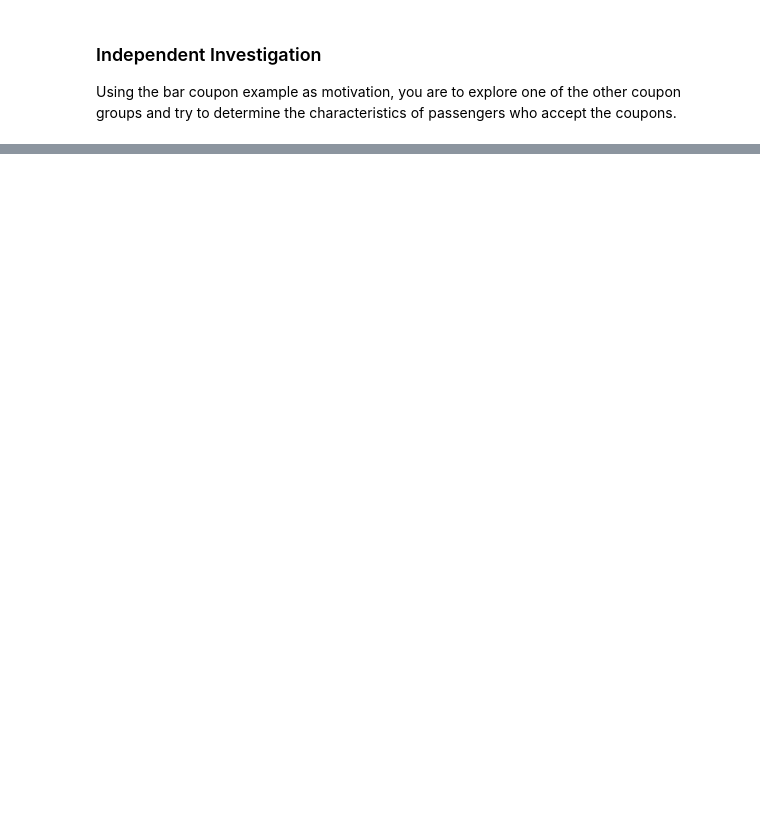
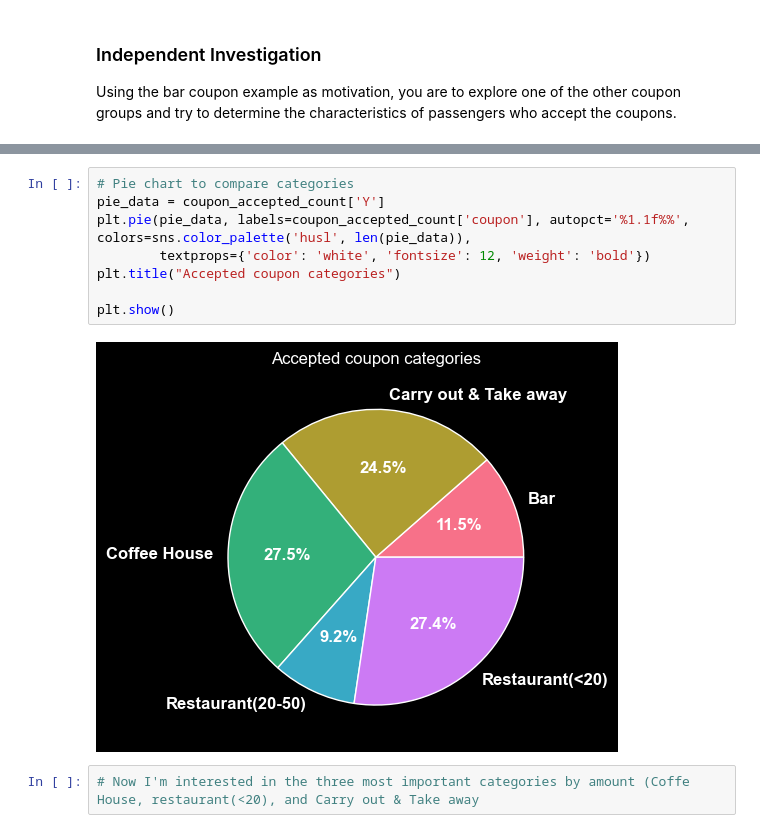
Before and after one commit to weslylaboy/will-a-customer-accepts-the-coupon, a Jupyter notebook: prompt.ipynb, the cells around one changed output, grey strips where cells are left out. Cells and saved outputs as stored; diff of their text form; blank space fills up the shorter version.

```diff
--- a/prompt.ipynb
+++ b/prompt.ipynb
@@ -380,0 +452,12 @@ Using the bar coupon example as motivation, you are to explore one of the other
+# %%
+# Pie chart to compare categories
+pie_data = coupon_accepted_count['Y']
+plt.pie(pie_data, labels=coupon_accepted_count['coupon'], autopct='%1.1f%%', colors=sns.color_palette('husl', len(pie_data)),
+        textprops={'color': 'white', 'fontsize': 12, 'weight': 'bold'})
+plt.title("Accepted coupon categories")
+
+plt.show()
+# %% [output]
+[figure, added]
+# %%
+# Now I'm interested in the three most important categories by amount (Coffe House, restaurant(<20), and Carry out & Take away
```
Also changed, not shown: parts of 17 cells of this notebook.
